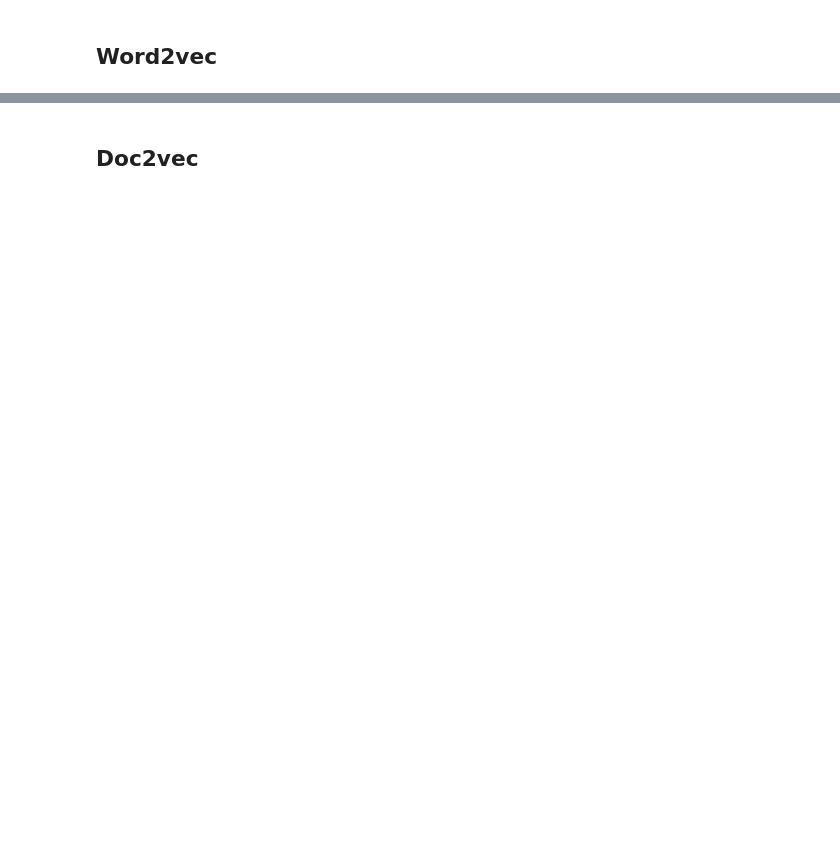
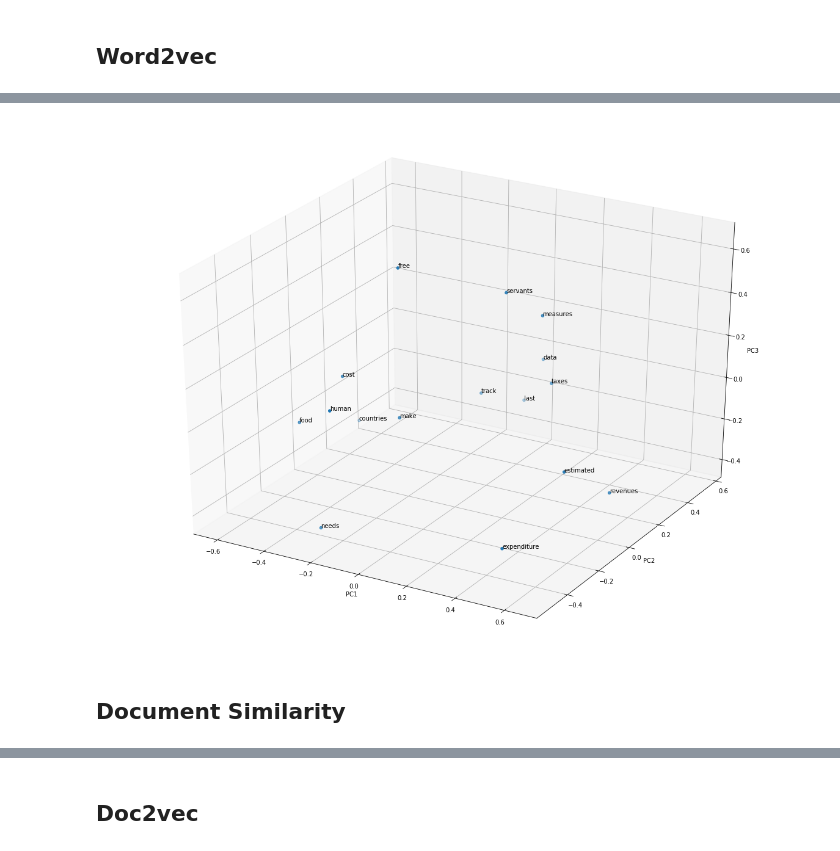
Before and after one commit to am7249/Pakistan-Projects, a Jupyter notebook: Budget Word2vec Doc2vec.ipynb, the cells around one changed output, grey strips where cells are left out. Drawn from its saved outputs; the diff is of its cells as text; code cells hidden in the pictures; blank space fills up the shorter version.

```diff
--- a/Budget Word2vec Doc2vec.ipynb
+++ b/Budget Word2vec Doc2vec.ipynb
@@ -67,0 +99,7 @@ display_pca_scatterplot(fasttext_model,sample=100)
+# %%
+w2v_model = gensim.models.Word2Vec(budget_docs,
+                                 min_count=20,
+                                 window=20,
+                                 size=100,
+                                 negative=20,
+                                 workers=cores-1)
@@ -67,0 +129,29 @@ display_pca_scatterplot(fasttext_model,sample=100)
+# %%
+random_words = list(np.random.choice(list(w2v_model.wv.vocab), 16))
+# %%
+def display_pca_scatterplot_wv(model, words=None, sample=0):
+    if words == None:
+        if sample > 0:
+            words = np.random.choice(list(model.wv.vocab), sample)
+        else:
+            words = [word for word in model.wv.vocab]
+
+    word_vectors = np.array([model[w] for w in words])
+    reduced = PCA().fit_transform(word_vectors)[:,:3]
+    fig = plt.figure(figsize=(16,12))
+    ax = Axes3D(fig)
+
+    ax.scatter(reduced[:,0], reduced[:,1], reduced[:,2], cmap='Set1')
+    for word, (x,y,z) in zip(words, reduced):
+        ax.text(x, y, z, word)
+
+    ax.set_xlabel('PC1')
+    ax.set_ylabel('PC2')
+    ax.set_zlabel('PC3')
+    plt.show()
+# %%
+display_pca_scatterplot_wv(w2v_model, random_words)
+# %% [output]
+[figure, added]
+# %% [markdown]
+## Document Similarity
```
Also changed, not shown: parts of 22 cells of this notebook, 3 other files.
